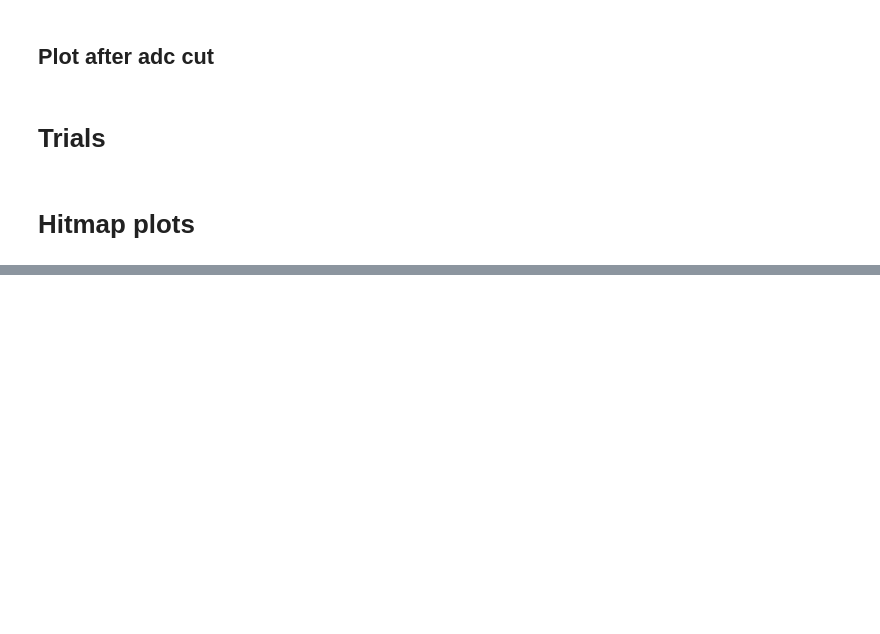
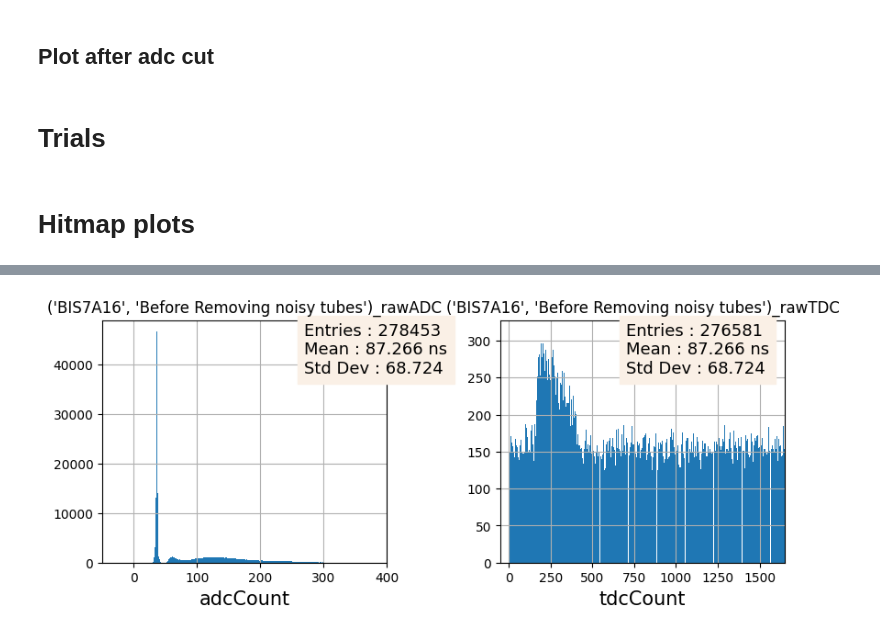
Before and after one commit to ppriyanka8/ATLAS, a Jupyter notebook: BIS7A16.ipynb, the cells around one changed output, grey strips where cells are left out. Saved outputs shown, nothing was run; the diff lists cells and outputs as text; code cells hidden in the pictures; blank space fills up the shorter version.

Commit message:
Completed cleaning the code and defining function for every thing

```diff
--- a/BIS7A16.ipynb
+++ b/BIS7A16.ipynb
@@ -310,79 +282,43 @@ Name: count, Length: 641, dtype: int64
 # %%
 # raw ADC and TDC hits plot with ADC cut at 50
-def plotRawMdtHits(df_all,chamber):
+def plotRawMdtHits(df,chamber,title):
 
-    pd_mdt_chamber = df_all[df_all['rawMdt_station']==chamber]
-
-    # make chamber overall info
-    run = '456729'
-    fig,axes = plt.subplots(figsize=(32, 18), nrows = 2, ncols = 3)
-    fig.subplots_adjust(top = 0.93, bottom = 0.05, left =0.02,right =0.95, wspace = 0.2, hspace = 0.2)
-    fig.suptitle('run%s_%s_rawMdtHit_Plots'%(run,chamber), fontsize=20)
+    fig,axes = plt.subplots(figsize=(8, 3), nrows = 1, ncols = 2)
+    # fig,ax = plt.subplots(figsize=(8,6))
+    fig.subplots_adjust(top = 0.93, bottom = 0.05, left =0.02,right =0.95, wspace = 0.4, hspace = 0.4)
+    # fig.set_title(title, fontsize=20)
 
     # ADC count without cut
-    mdt_adc = pd_mdt_chamber.rawMdt_adc.values.astype(float)
+    mdt_adc = df.rawMdt_adc.values.astype(float)
     min_adc = -50
     max_adc = 400
-    xadc, xbins, patch = axes[0,0].hist(mdt_adc,bins=max_adc-min_adc,range=[min_adc,max_adc],label = 'adc')
+
+    xadc, xbins, patch = axes[0].hist(mdt_adc,bins=max_adc-min_adc,range=[min_adc,max_adc],label = 'adc')
     mean = np.average(mdt_adc)
     std = np.sqrt(np.average((mdt_adc - mean)**2))
-    axes[0,0].set_xlim(min_adc,max_adc)
-    axes[0,0].set_xlabel('adcCount',fontsize=15)
-    axes[0,0].text(270,np.max(xadc)*0.82,'Entries : %d\nMean : %.3f ns\nStd Dev : %.3f'%(np.sum(xadc),mean,std),backgroundcolor='linen',fontsize =13)
-    axes[0,0].grid()
-    axes[0,0].set_title(f'{chamber}_rawADC')
+    axes[0].set_xlim(min_adc,max_adc)
+    axes[0].set_xlabel('adcCount',fontsize=15)
+    axes[0].text(270,np.max(xadc)*0.82,'Entries : %d\nMean : %.3f ns\nStd Dev : %.3f'%(np.sum(xadc),mean,std),backgroundcolor='linen',fontsize =13)
+    axes[0].grid()
+    axes[0].set_title(f'{chamber,title}_rawADC')
 
-    mdt_adc_cut = pd_mdt_chamber_cut.rawMdt_adc.values.astype(float)
-    xadc, xbins, patch = axes[1,0].hist(mdt_adc_cut,bins=max_adc-min_adc,range=[min_adc,max_adc],label = 'adc')
-    mean = np.average(mdt_adc_cut)
-    std = np.sqrt(np.average((mdt_adc_cut - mean)**2))
-    axes[1,0].set_xlim(min_adc,max_adc)
-    axes[1,0].set_xlabel('adcCount',fontsize=15)
-    axes[1,0].text(270,np.max(xadc)*0.82,'Entries : %d\nMean : %.3f ns\nStd Dev : %.3f'%(np.sum(xadc),mean,std),backgroundcolor='linen',fontsize =13)
-    axes[1,0].grid()
-    axes[1,0].set_title(f'{chamber}_rawADC_adcCut{adc_cut}')
 
-    # raw TDC spectrum
-    mdt_tdc = pd_mdt_chamber.rawMdt_tdc.values.astype(float)
+    # # raw TDC spectrum
+    mdt_tdc = df.rawMdt_tdc.values.astype(float)
     min_tdc = -50
     max_tdc = 1650
-    xtdc, xbins, patch = axes[0,1].hist(mdt_tdc,bins= max_tdc-min_tdc,range=[min_tdc,max_tdc],label = 'tdc')
-    axes[0,1].set_xlim(min_tdc,max_tdc)
-    axes[0,1].set_xlabel('tdcCount',fontsize=15)
-    axes[0,1].text(700,np.max(xtdc)*0.82,'Entries : %d\nMean : %.3f ns\nStd Dev : %.3f'%(np.sum(xtdc),mean,std),backgroundcolor='linen',fontsize =13)
-    axes[0,1].grid()
-    axes[0,1].set_title(f'{chamber}_rawTDC')
-
-    chamberinfo = list(pd_mdt_chamber.rawMdt_tubeInfo)
-    #apply to ML-Layer-Tube columns
-    ml =[int(x.split('-')[1]) for x in chamberinfo]
-    ly =[int(x.split('-')[2]) for x in chamberinfo]
-    nLayer = [(int(x.split('-')[1])-1)*4 + int(x.split('-')[2]) for x in chamberinfo]
-    tb =[int(x.split('-')[3]) for x in chamberinfo]
-    axes[0,2].set_title(f'{chamber}_hitMap')
-
-    # get Maxtube per layer and total layer from chamberlist_run3.py
-    maxLy = chamberlist_run3.MDTtotalLayers(chamber)
-    maxTb = chamberlist_run3.MDTtotalTubes(chamber)
-
-    counts, xedges, yedges, im = axes[0,2].hist2d(tb,nLayer, bins = [66,7], range= [[0,66],[1,8]], cmap=plt.cm.viridis,label='hitMap')
-    fig.colorbar(im, ax=axes[0,2])
-    #mdtCalib_functions.fitResidual(x1,bins1,'Residual_unbias',ax)
-
-    chamberinfo_cut = list(pd_mdt_chamber_cut.rawMdt_tubeInfo)
-    #apply to ML-Layer-Tube columns
-    ml =[int(x.split('-')[1]) for x in chamberinfo_cut]
-    ly =[int(x.split('-')[2]) for x in chamberinfo_cut]
-    nLayer = [(int(x.split('-')[1])-1)*4 + int(x.split('-')[2]) for x in chamberinfo_cut]
-    tb =[int(x.split('-')[3]) for x in chamberinfo_cut]
-    axes[1,2].set_title(f'{chamber}_hitMap_adcCut')
-
-    counts, xedges, yedges, im = axes[1,2].hist2d(tb,nLayer, bins = [66,7], range= [[0,66],[1,8]], cmap=plt.cm.viridis,label='hitMap')
-    fig.colorbar(im, ax=axes[1,2])
+    xtdc, xbins, patch = axes[1].hist(mdt_tdc,bins= max_tdc-min_tdc,range=[min_tdc,max_tdc],label = 'tdc')
+    axes[1].set_xlim(min_tdc,max_tdc)
+    axes[1].set_xlabel('tdcCount',fontsize=15)
+    axes[1].text(700,np.max(xtdc)*0.82,'Entries : %d\nMean : %.3f ns\nStd Dev : %.3f'%(np.sum(xtdc),mean,std),backgroundcolor='linen',fontsize =13)
+    axes[1].grid()
+    axes[1].set_title(f'{chamber,title}_rawTDC')
 
     fig.patch.set_facecolor('white')
-    fig.savefig(f'run456729_{chamber}_rawMdtHit.png')
+    fig.savefig('PlotAdcTdc.png')
     plt.show()
 
-plotRawMdtHits(df_raw,'BIS7A16')
+# plotRawMdtHits(df_raw,'BIS7A16')
+plotRawMdtHits(df_raw_chamber_by_rawMdtStation,CHAMBER_NAME,'Before Removing noisy tubes')  #crude plot
+plotRawMdtHits(df_raw_chamber_filtered,CHAMBER_NAME,'After Removing noisy tubes') #filtered plot
 # %% [output]
@@ -389,0 +325 @@ plotRawMdtHits(df_raw,'BIS7A16')
+[figure, added]
```
Also changed, not shown: parts of 42 cells of this notebook.
